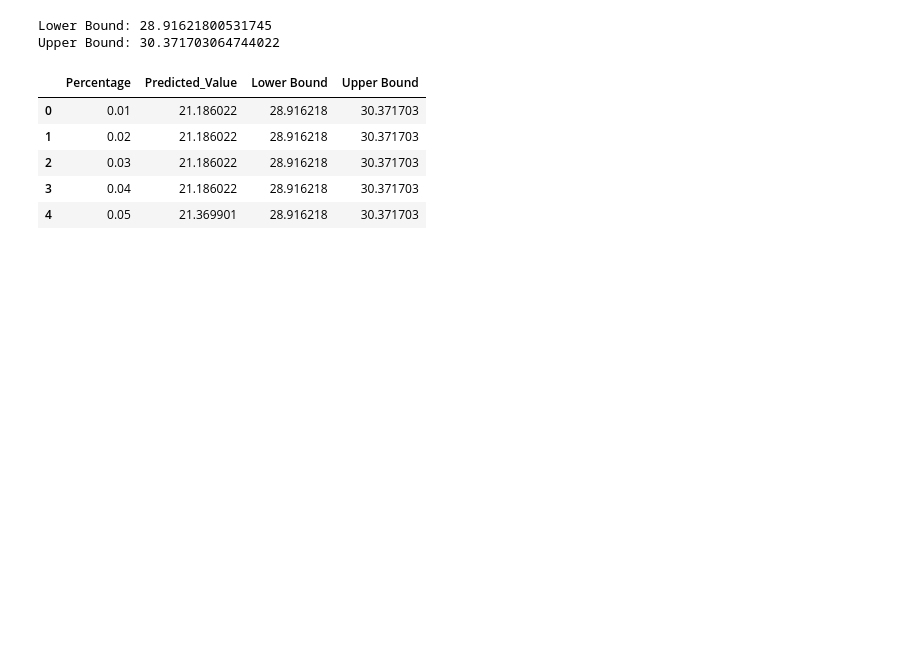
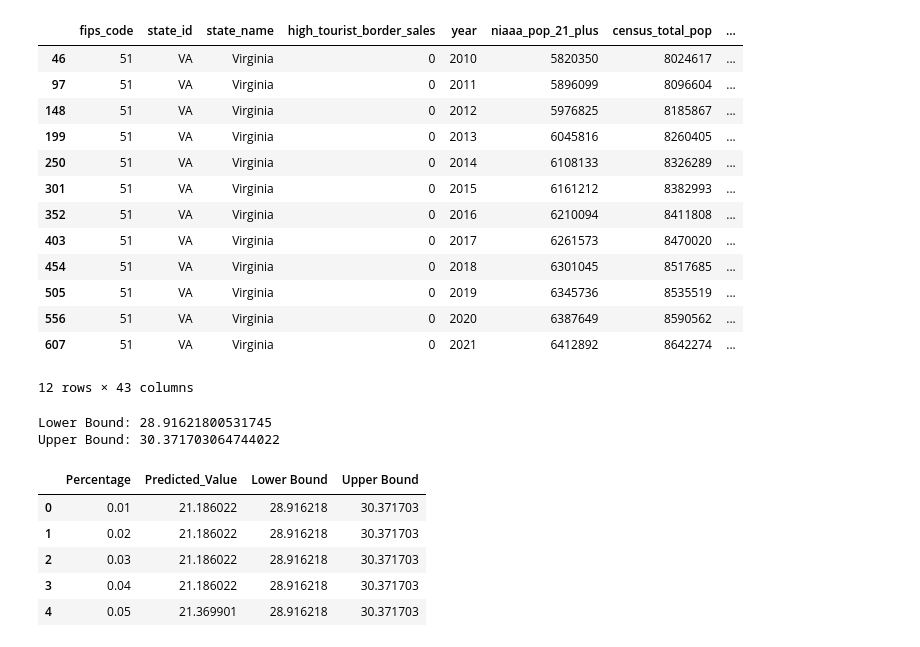
Before and after one commit to zqcushma/Project-4, a Jupyter notebook: Predictions/Virginia_scatter_attempt.ipynb, the cells around one changed output. Drawn from its saved outputs; the diff is of its cells as text; code cells hidden in the pictures; blank space fills up the shorter version.

```diff
--- a/Predictions/Virginia_scatter_attempt.ipynb
+++ b/Predictions/Virginia_scatter_attempt.ipynb
@@ -28,3 +34,23 @@ data2.head()
+# %%
+fips = 51
+condition = data2['fips_code'] == fips
+data2 = data2[condition]
+data2
+# %% [output]
+|  | fips_code | state_id | state_name | high_tourist_border_sales | year | niaaa_pop_21_plus | census_total_pop | ... |
+| 46 | 51 | VA | Virginia | 0 | 2010 | 5820350 | 8024617 | ... |
+| 97 | 51 | VA | Virginia | 0 | 2011 | 5896099 | 8096604 | ... |
+| 148 | 51 | VA | Virginia | 0 | 2012 | 5976825 | 8185867 | ... |
+| 199 | 51 | VA | Virginia | 0 | 2013 | 6045816 | 8260405 | ... |
+| 250 | 51 | VA | Virginia | 0 | 2014 | 6108133 | 8326289 | ... |
+| 301 | 51 | VA | Virginia | 0 | 2015 | 6161212 | 8382993 | ... |
+| 352 | 51 | VA | Virginia | 0 | 2016 | 6210094 | 8411808 | ... |
+| 403 | 51 | VA | Virginia | 0 | 2017 | 6261573 | 8470020 | ... |
+| 454 | 51 | VA | Virginia | 0 | 2018 | 6301045 | 8517685 | ... |
+| 505 | 51 | VA | Virginia | 0 | 2019 | 6345736 | 8535519 | ... |
+| 556 | 51 | VA | Virginia | 0 | 2020 | 6387649 | 8590562 | ... |
+| 607 | 51 | VA | Virginia | 0 | 2021 | 6412892 | 8642274 | ... |
+12 rows × 43 columns
 # %%
 sample_data = data['Predicted_Value']
 
```
Also changed, not shown: parts of 2 cells of this notebook.
